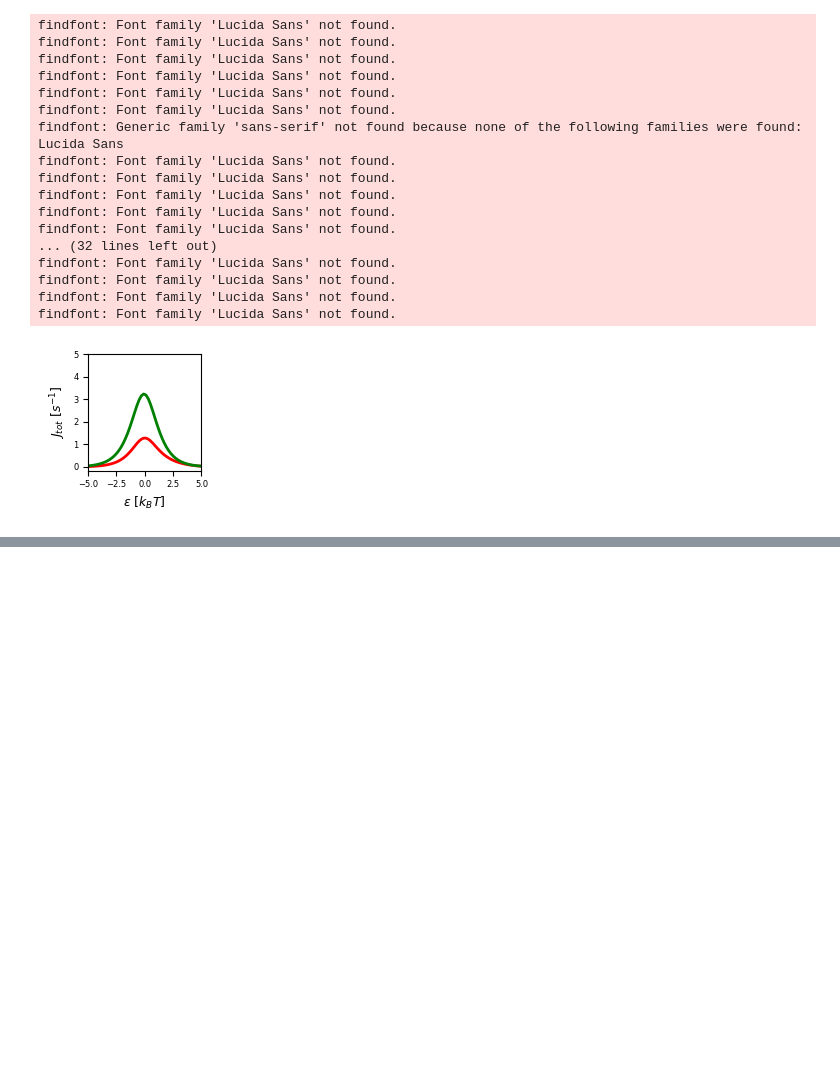
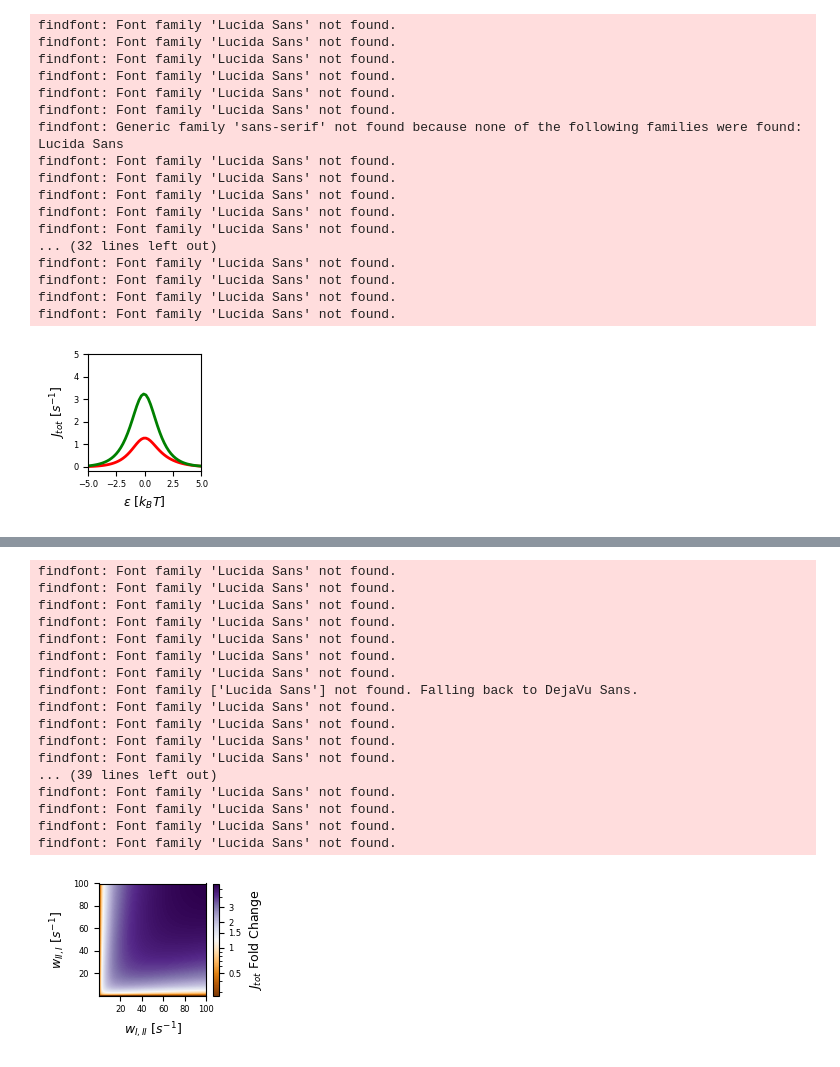
Before and after one commit to romamarketsandwich/diagram_dynamic_metabolism_v2, a Jupyter notebook: workflow/lib/selectivity_scratch.ipynb, the cells around one changed output, grey strips where cells are left out. Saved outputs shown, nothing was run; the diff lists cells and outputs as text; code cells hidden in the pictures; blank space fills up the shorter version.

Commit message:
generated some heatmaps

```diff
--- a/workflow/lib/selectivity_scratch.ipynb
+++ b/workflow/lib/selectivity_scratch.ipynb
@@ -223,0 +318,63 @@ KeyboardInterrupt:
+# %%
+class MidPointLogNorm(LogNorm):
+    def __init__(self, vmin=None, vmax=None, midpoint=None, clip=False):
+        LogNorm.__init__(self,vmin=vmin, vmax=vmax, clip=clip)
+        self.midpoint=midpoint
+    def __call__(self, value, clip=None):
+        # I'm ignoring masked values and all kinds of edge cases to make a
+        # simple example...
+        x, y = [np.log(self.vmin), np.log(self.midpoint), np.log(self.vmax)], [0, 0.5, 1]
+        return np.ma.masked_array(np.interp(np.log(value), x, y))
+
+max_frequency=100
+n_points=100
+
+frequencies_1 = np.linspace(1e-5, max_frequency, n_points)
+frequencies_2 = np.linspace(1e-5, max_frequency, n_points)
+amplitude = 2
+oscMidpoint = epsilon_list[np.where(np.array(J_tot_list_cycle_r) == np.max(J_tot_list_cycle_r))[0][0]]
+
+
+palette = brewer['PuOr'][11][::-1]
+palette = bokeh.palettes.interp_palette(palette, 400)
+
+F1, F2 = np.meshgrid(frequencies_1, frequencies_2)
+turnover_fold_increase, selectivity = heatmap(F1, F2, oscMidpoint, amplitude)
+bound = np.min([np.abs(np.max(np.log10(turnover_fold_increase))), np.abs(np.min(np.log10(turnover_fold_increase)))])
+
+cmap = LinearSegmentedColormap.from_list('mycmap', palette)
+plt.figure(figsize=(2.4, 1.9))
+plt.imshow(turnover_fold_increase, extent=(1e-5, max_frequency, 1e-5, max_frequency), norm=MidPointLogNorm(vmin=np.min(turnover_fold_increase), vmax=np.max(turnover_fold_increase), midpoint=1), origin='lower', aspect='auto', cmap=cmap)
+plt.xlabel(r'$w_{I,II}\ [s^{-1}]$', fontsize=9, fontdict={'fontname': 'Lucida Sans'})
+plt.ylabel(r'$w_{II,I}\ [s^{-1}]$', fontsize=9, fontdict={'fontname': 'Lucida Sans'})
+plt.xticks([20, 40, 60, 80, 100], fontsize=6)
+plt.yticks([20, 40, 60, 80, 100], fontsize=6)
+ax = plt.gca()
+for tick in ax.get_xticklabels():
+    tick.set_fontname("Lucida Sans")
+for tick in ax.get_yticklabels():
+    tick.set_fontname("Lucida Sans")
+cbar = plt.colorbar(label='$J_{tot}$ Fold Change')
+cbar.set_label('$J_{tot}$ Fold Change', fontdict={'fontname': 'Lucida Sans'}, fontsize=9)
+cbar.set_ticks([0.5, 1, 1.5, 2, 3])
+cbar.set_ticklabels([0.5, 1, 1.5, 2, 3], fontdict={'fontname': 'Lucida Sans'}, fontsize=6)
+plt.tight_layout()
+# %% [output]
+findfont: Font family 'Lucida Sans' not found.
+findfont: Font family 'Lucida Sans' not found.
+findfont: Font family 'Lucida Sans' not found.
+findfont: Font family 'Lucida Sans' not found.
+findfont: Font family 'Lucida Sans' not found.
+findfont: Font family 'Lucida Sans' not found.
+findfont: Font family 'Lucida Sans' not found.
+findfont: Font family ['Lucida Sans'] not found. Falling back to DejaVu Sans.
+findfont: Font family 'Lucida Sans' not found.
+findfont: Font family 'Lucida Sans' not found.
+findfont: Font family 'Lucida Sans' not found.
+findfont: Font family 'Lucida Sans' not found.
+... (39 lines left out)
+findfont: Font family 'Lucida Sans' not found.
+findfont: Font family 'Lucida Sans' not found.
+findfont: Font family 'Lucida Sans' not found.
+findfont: Font family 'Lucida Sans' not found.
+[figure, added]
```
Also changed, not shown: parts of 4 cells of this notebook, 2 other files.
